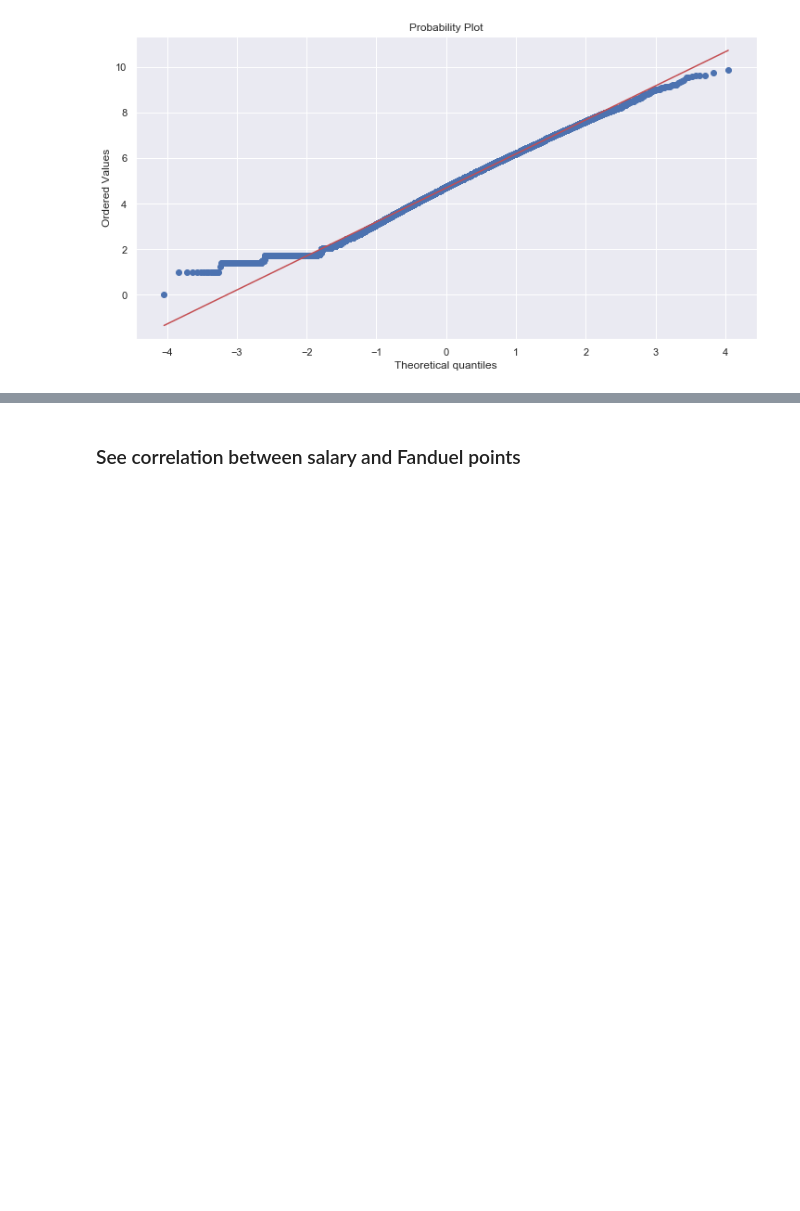
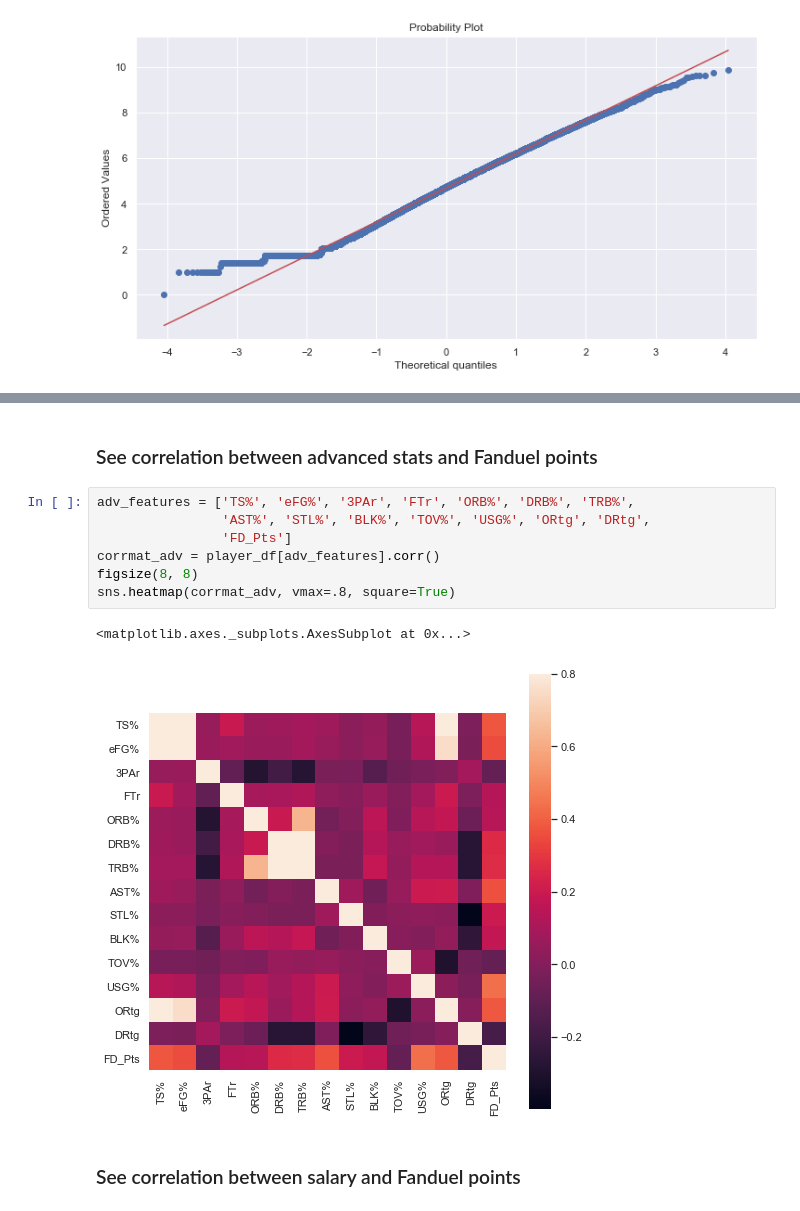
Before and after one commit to xulianrenzoku/nba_dfs, a Jupyter notebook: nba_dfs_data_eng_n_modeling_2019.ipynb, the cells around one changed output, grey strips where cells are left out. Saved outputs shown, nothing was run; the diff lists cells and outputs as text; blank space fills up the shorter version.

```diff
--- a/nba_dfs_data_eng_n_modeling_2019.ipynb
+++ b/nba_dfs_data_eng_n_modeling_2019.ipynb
@@ -203,3 +216,15 @@ res = stats.probplot(player_df.FD_Pts_Adj, plot=plt)
+# %% [markdown]
+### See correlation between advanced stats and Fanduel points
+# %%
+adv_features = ['TS%', 'eFG%', '3PAr', 'FTr', 'ORB%', 'DRB%', 'TRB%',
+                'AST%', 'STL%', 'BLK%', 'TOV%', 'USG%', 'ORtg', 'DRtg',
+                'FD_Pts']
+corrmat_adv = player_df[adv_features].corr()
+figsize(8, 8)
+sns.heatmap(corrmat_adv, vmax=.8, square=True)
+# %% [output]
+<matplotlib.axes._subplots.AxesSubplot at 0x...>
+[figure, added]
 # %% [markdown]
 ### See correlation between salary and Fanduel points
 # %%
```
Also changed, not shown: parts of 4 cells of this notebook.
